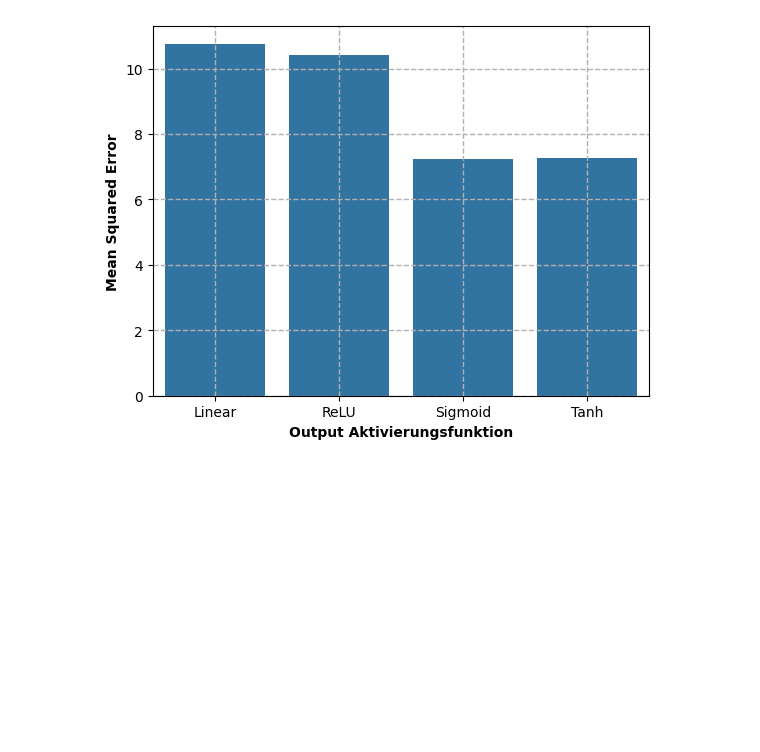
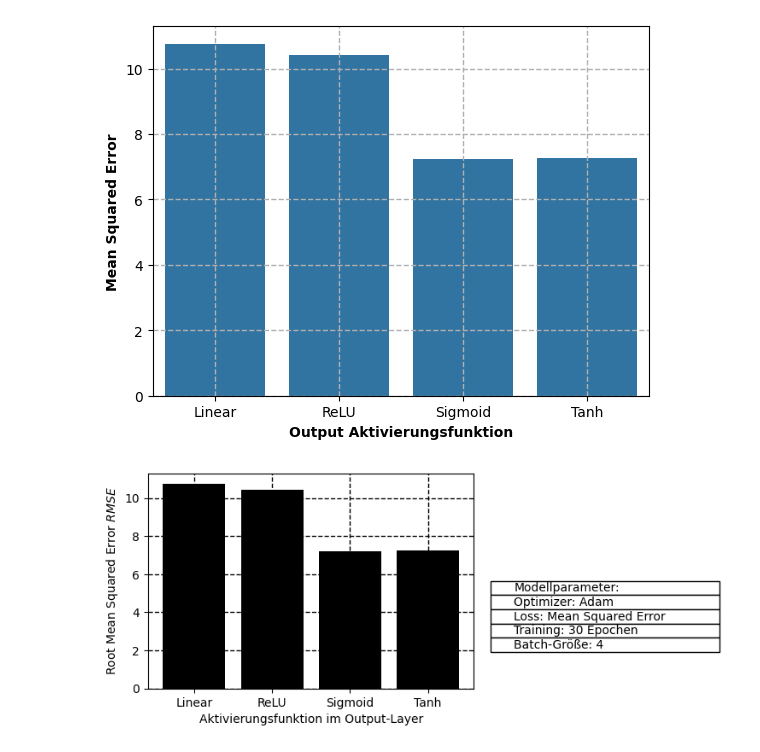
Before and after one commit to naderinho/anesthesia_anomaly_detection, a Jupyter notebook: results/SimpleModel_Activation/evaluation.ipynb, the cells around one changed output. Saved outputs shown, nothing was run; the diff lists cells and outputs as text; code cells hidden in the pictures; blank space fills up the shorter version.

```diff
--- a/results/SimpleModel_Activation/evaluation.ipynb
+++ b/results/SimpleModel_Activation/evaluation.ipynb
@@ -30,3 +30,68 @@ plt.savefig('activation_selection.pdf', bbox_inches='tight', pad_inches=0.2, for
 plt.show()
 # %% [output]
 [figure]
+# %%
+import numpy as np
+from matplotlib import pyplot as plt
+from matplotlib.gridspec import GridSpec
+
+### Data
+df = pd.read_csv('activation.csv')
+
+df['output_activation'] = df['output_activation'].replace('linear', 'Linear')
+df['output_activation'] = df['output_activation'].replace('sigmoid', 'Sigmoid')
+df['output_activation'] = df['output_activation'].replace('tanh', 'Tanh')
+df['output_activation'] = df['output_activation'].replace('softmax', 'Softmax')
+df['output_activation'] = df['output_activation'].replace('<keras.src.layers.activation.relu.ReLU object at 0x7cc0706d24d0>', 'ReLU')
+
+filtered = df
+filtered = df.query("output_activation != 'Softmax'")
+
+
+### Plot
+
+fig = plt.figure(figsize=(17/2.54, 8/2.54))
+
+ax = fig.add_axes([0, 0.1, 0.57, 0.8])
+
+plt.bar(filtered['output_activation'], filtered['root_mean_squared_error'], color='k')
+
+plt.ylabel('Root Mean Squared Error $RMSE$')
+plt.xlabel('Aktivierungsfunktion im Output-Layer')
+plt.grid(True, linestyle='--',color='k', linewidth=1, zorder=0)
+
+
+### Legend and Text
+ax_legend = fig.add_axes([0.65, 0.5, 0.2, 0.4])  # [left, bottom, width, height]
+ax_text = fig.add_axes([0.6, 0.5, 0.4, 0.4])  # [left, bottom, width, height]
+
+#ax_legend.legend()
+ax_legend.axis('off')  # Hide the axis for the legend area
+
+text = "Modellparameter:\nOptimizer: Adam\n Loss: Mean Squared Error\nTraining: 30 Epochen\nBatch-Größe: 4"
+lines = text.split('\n')
+
+#ax_text.text(0, 0, 'Modellparameter:', fontweight='bold', horizontalalignment='left')
+
+#for i, line in enumerate(lines):
+#    if i == 0: fontweight='bold'
+#    else: fontweight='normal'
+#    ax_text.text(0, 0 - i * 0.17, line, horizontalalignment='left', verticalalignment='top', fontweight=fontweight)
+text = [['Optimizer: Adam'], ['Loss: Mean Squared Error'], ['Training: 30 Epochen'],['Batch-Größe: 4']]
+table = ax_text.table(
+    colLabels=['Modellparameter:'],
+    colLoc='left',
+    colColours=['1'],
+    cellText=text,
+    cellLoc='left',
+    loc='bottom',
+    alpha=0,
+    )
+#table.set_edgecolor('white')
+
+ax_text.axis('off')  # Hide the axis for the text area
+
+#plt.tight_layout()
+plt.show()
+# %% [output]
+[figure, added]
```
Also changed, not shown: 2 other files.
